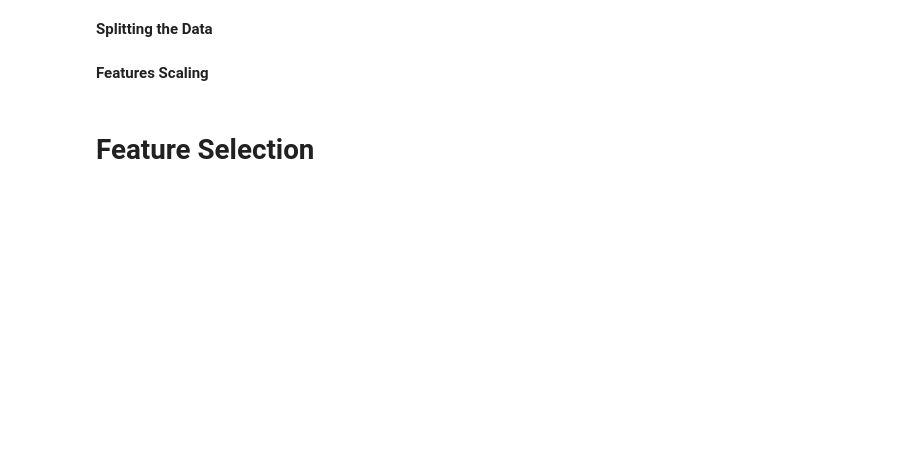
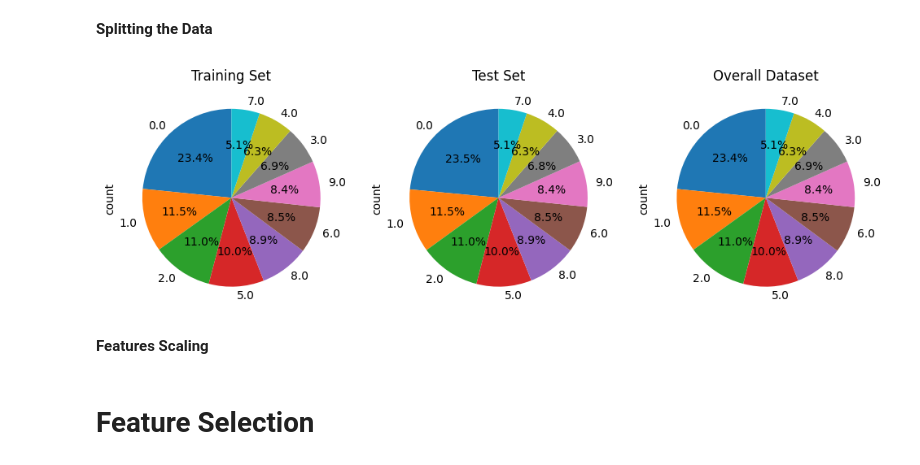
Before and after one commit to WawanWidiantara/Multi-Layer-Perceptron, a Jupyter notebook: AirlineReviews-Classification.ipynb, the cells around one changed output. Cells and saved outputs as stored; diff of their text form; code cells hidden in the pictures; blank space fills up the shorter version.

```diff
--- a/AirlineReviews-Classification.ipynb
+++ b/AirlineReviews-Classification.ipynb
@@ -236,3 +303,25 @@ x_train, x_test, y_train, y_test = train_test_split(features, label, test_size=0
+# %%
+s_train = pd.DataFrame(y_train, columns=['Satisfaction'])
+s_test = pd.DataFrame(y_test, columns=['Satisfaction'])
+
+# Create a pie chart for the overall dataset
+plt.figure(figsize=(12, 4))
+
+plt.subplot(1, 3, 1)
+plt.title('Training Set')
+s_train['Satisfaction'].value_counts().plot.pie(autopct='%1.1f%%', startangle=90)
+
+plt.subplot(1, 3, 2)
+plt.title('Test Set')
+s_test['Satisfaction'].value_counts().plot.pie(autopct='%1.1f%%', startangle=90)
+
+plt.subplot(1, 3, 3)
+plt.title('Overall Dataset')
+data['Satisfaction'].value_counts().plot.pie(autopct='%1.1f%%', startangle=90)
+
+plt.show()
+# %% [output]
+[figure, added]
 # %% [markdown]
 **Features Scaling**
 # %%
```
Also changed, not shown: parts of 21 cells of this notebook, 2 other files.
